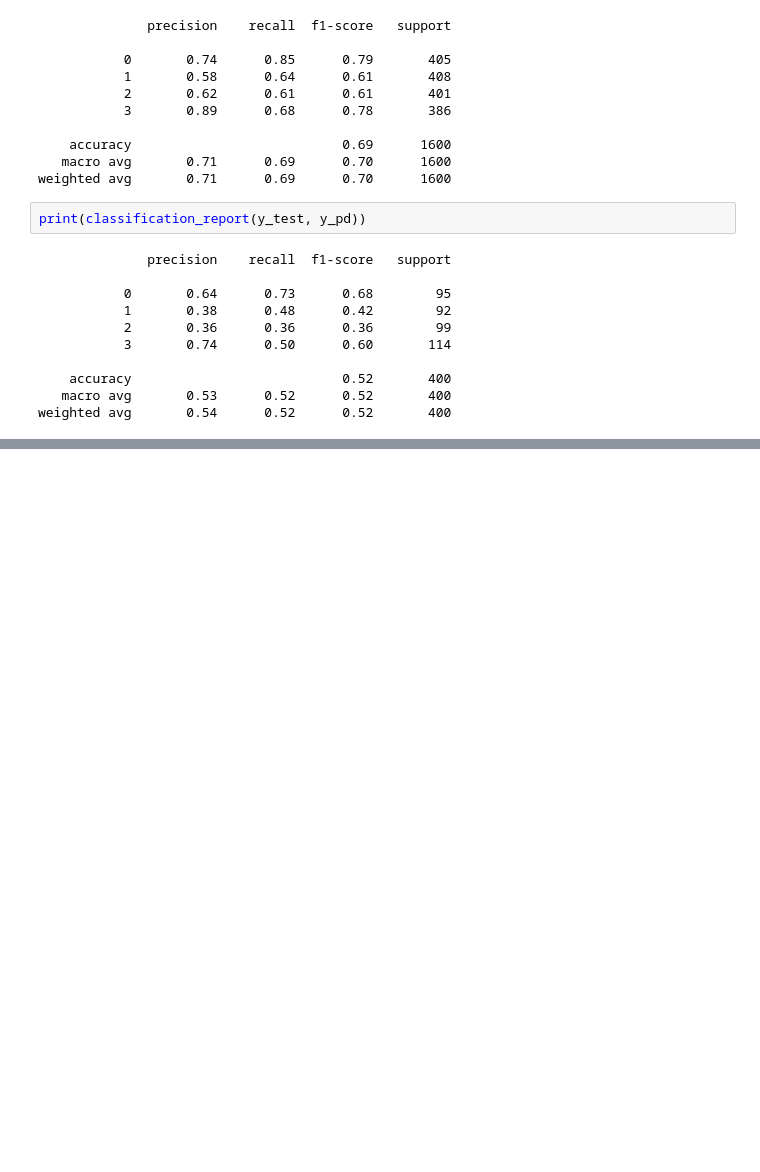
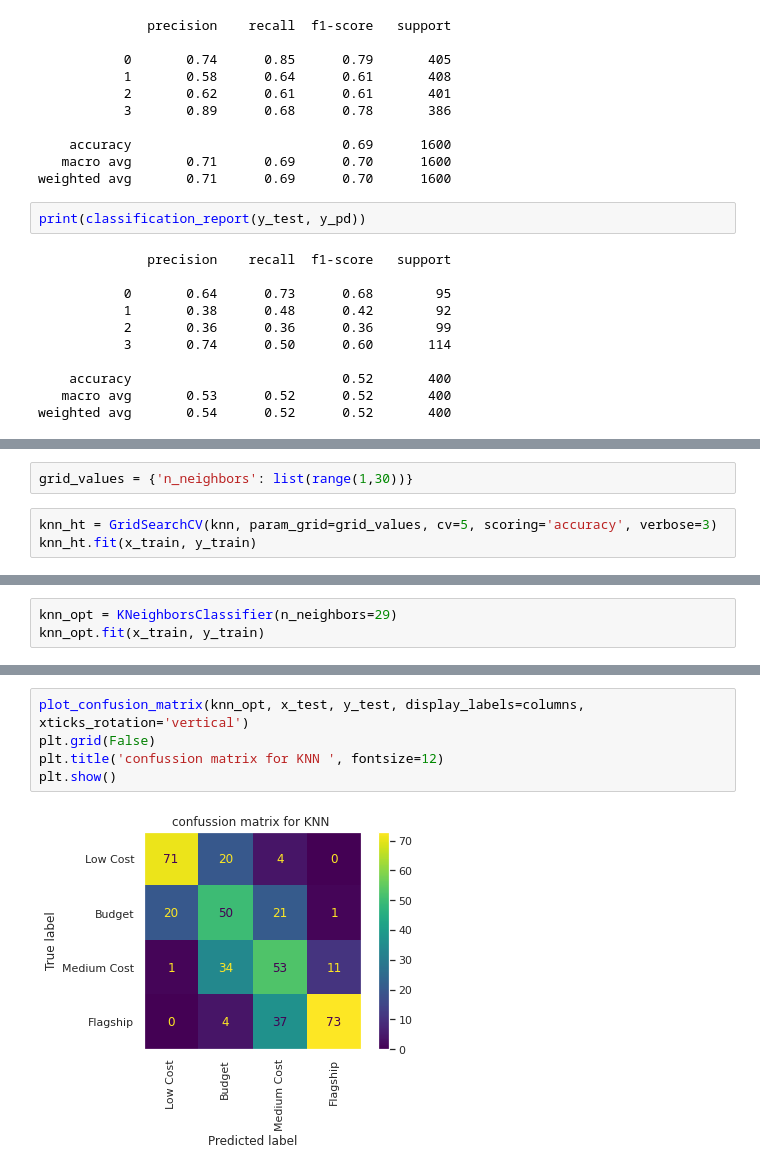
Before and after one commit to pratikjori20/Mobile-Price-Range-Prediction-ML-Class, a Jupyter notebook: Individual_capstone_3.ipynb, the cells around one changed output, grey strips where cells are left out. Drawn from its saved outputs; the diff is of its cells as text; blank space fills up the shorter version.

```diff
--- a/Individual_capstone_3.ipynb
+++ b/Individual_capstone_3.ipynb
@@ -914,0 +917,5 @@ ValueError: ignored
+# %%
+grid_values = {'n_neighbors': list(range(1,30))}
+# %%
+knn_ht = GridSearchCV(knn, param_grid=grid_values, cv=5, scoring='accuracy', verbose=3)
+knn_ht.fit(x_train, y_train)
@@ -914,0 +949,3 @@ ValueError: ignored
+# %%
+knn_opt = KNeighborsClassifier(n_neighbors=29)
+knn_opt.fit(x_train, y_train)
@@ -914,0 +973,7 @@ ValueError: ignored
+# %%
+plot_confusion_matrix(knn_opt, x_test, y_test, display_labels=columns, xticks_rotation='vertical')
+plt.grid(False)
+plt.title('confussion matrix for KNN ', fontsize=12)
+plt.show()
+# %% [output]
+[figure, added]
```
Also changed, not shown: parts of 40 cells of this notebook.
